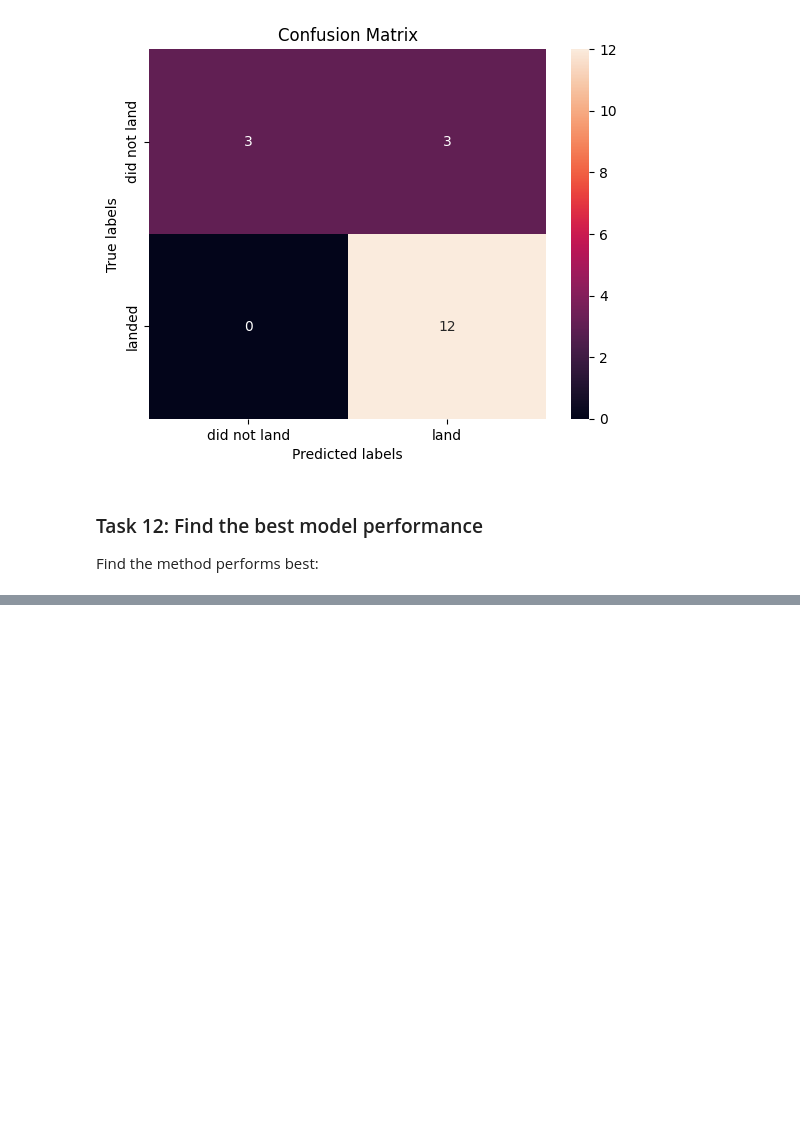
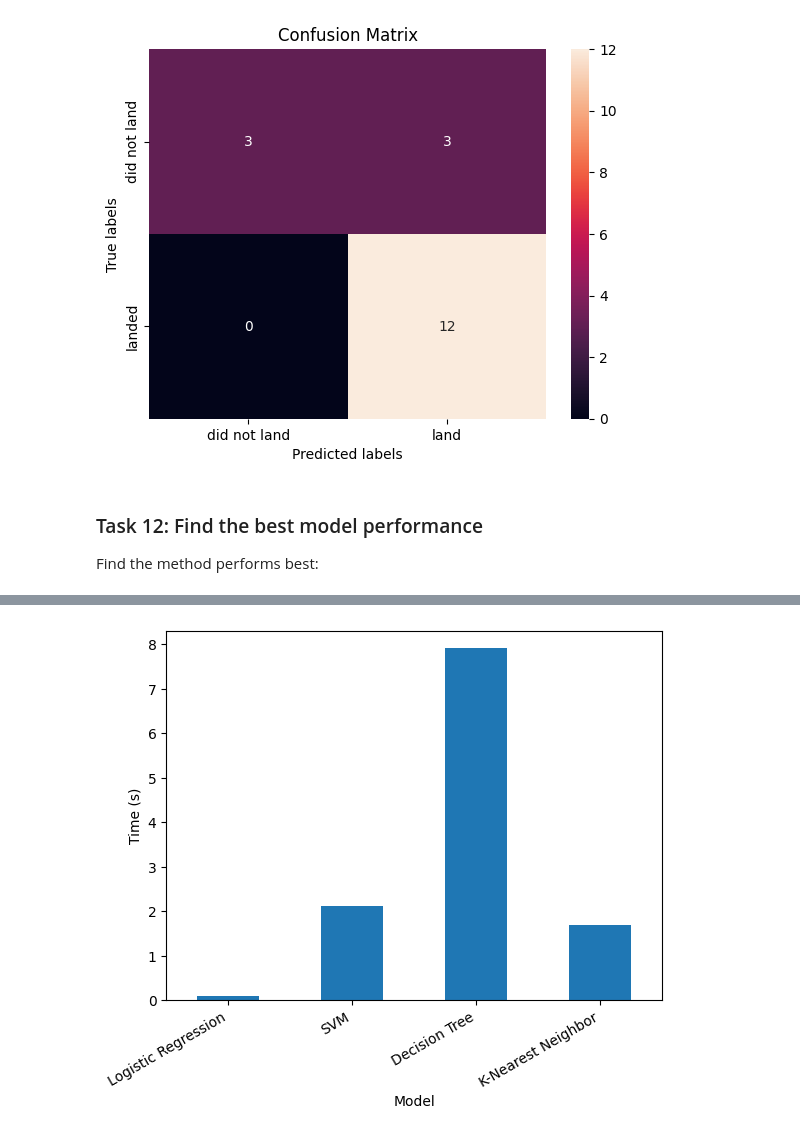
Before and after one commit to Juan0rt72/SpaceX-Falcon-9-first-stage-Landing-Prediction, a Jupyter notebook: Lab7_MachineLearning Prediction.ipynb, the cells around one changed output, grey strips where cells are left out. Cells and saved outputs as stored; diff of their text form; code cells hidden in the pictures; blank space fills up the shorter version.

```diff
--- a/Lab7_MachineLearning Prediction.ipynb
+++ b/Lab7_MachineLearning Prediction.ipynb
@@ -355,0 +366,8 @@ metrics_df
+# %%
+metrics_df[['index','Time performance']].plot(kind = 'bar', x = 'index', legend=False)
+plt.xlabel('Model')
+plt.ylabel('Time (s)')
+plt.xticks(rotation=30, ha='right')
+plt.show()
+# %% [output]
+[figure, added]
```
Also changed, not shown: parts of 4 cells of this notebook, 4 other files.
